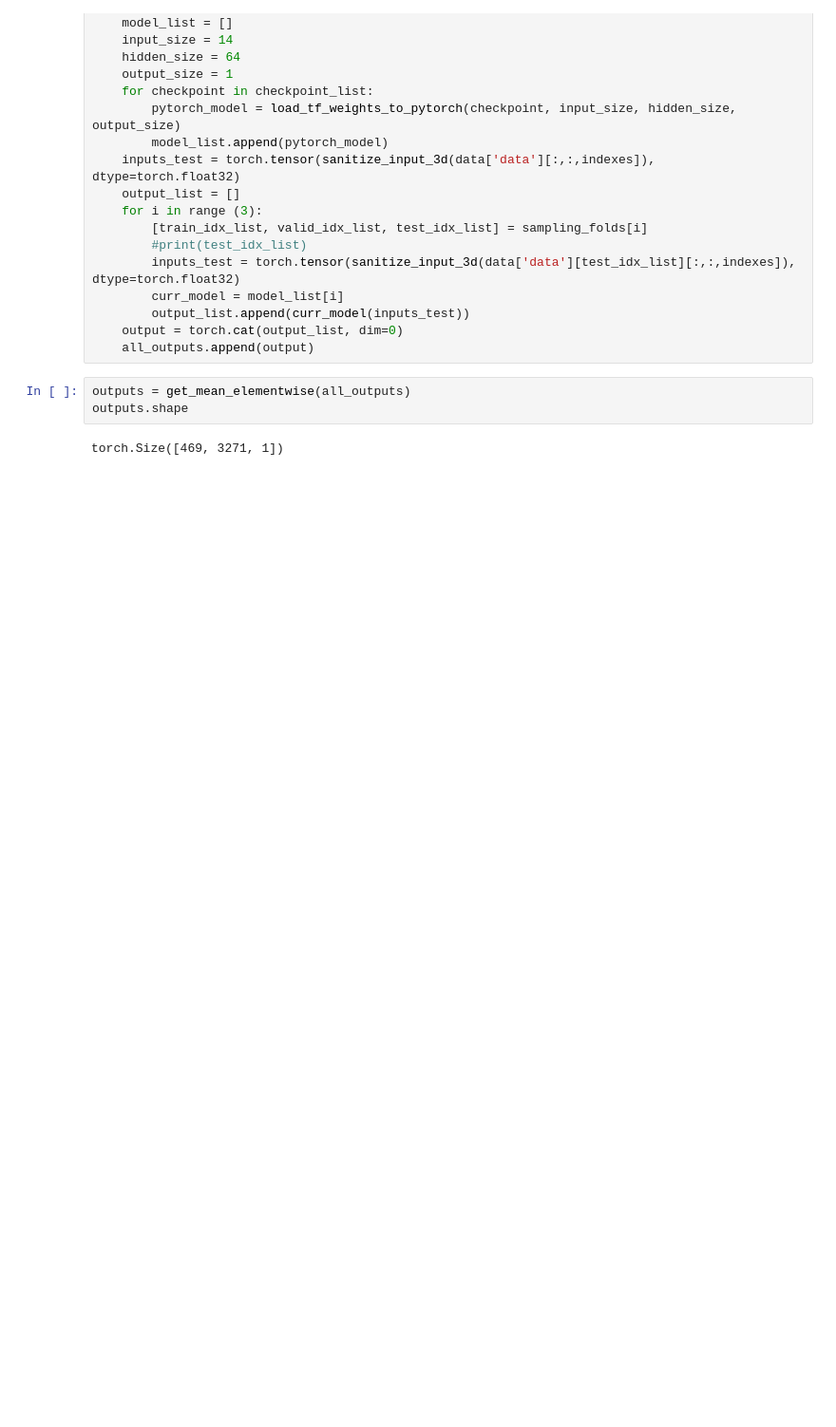
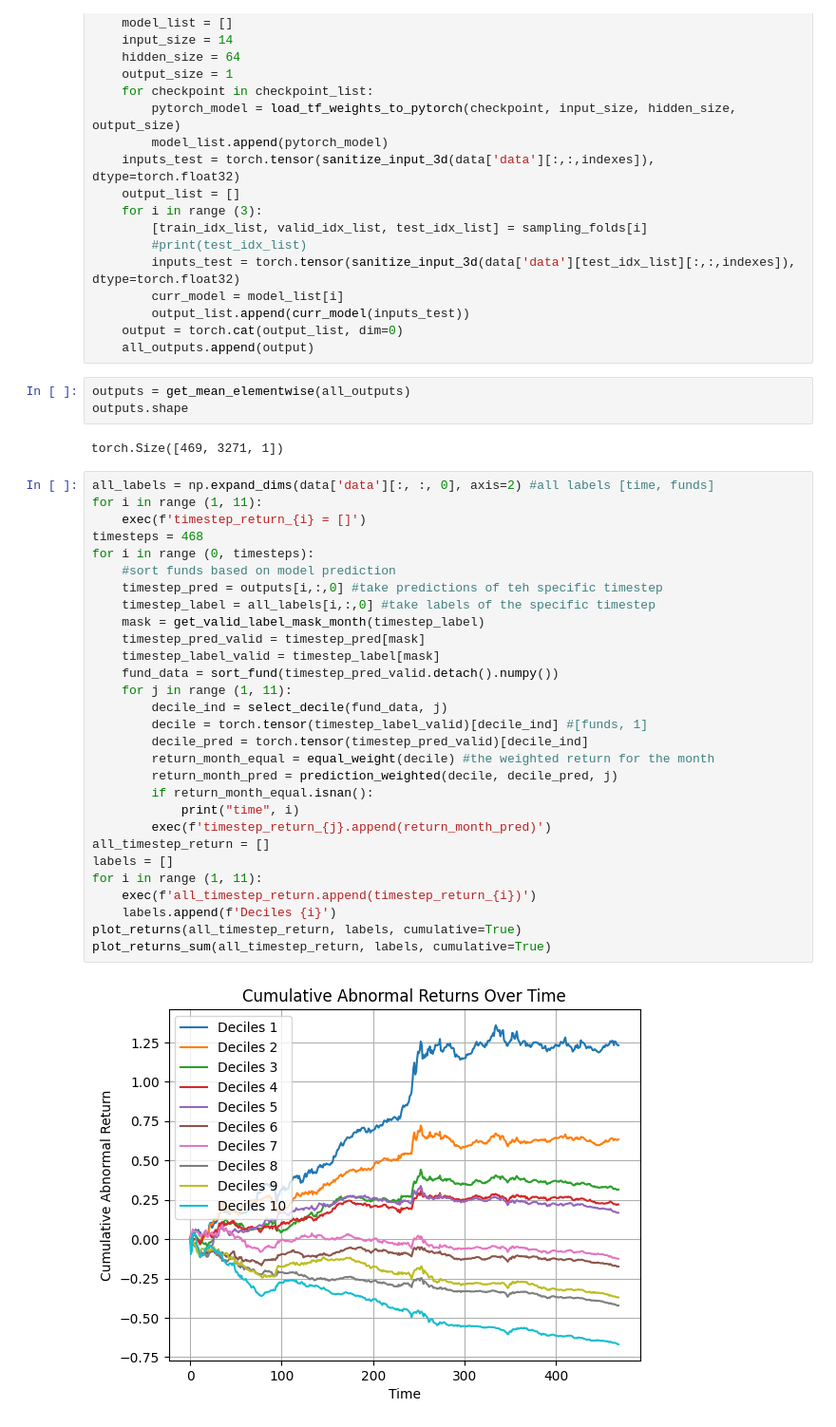
Before and after one commit to AlvisYan2025/MutualFundProtfolilSelection, a Jupyter notebook: duplicate.ipynb, the cells around one changed output. Shown at 95% size. Saved outputs shown, nothing was run; the diff lists cells and outputs as text; blank space fills up the shorter version.

```diff
--- a/duplicate.ipynb
+++ b/duplicate.ipynb
@@ -366,3 +430,34 @@ outputs = get_mean_elementwise(all_outputs)
 outputs.shape
 # %% [output]
 torch.Size([469, 3271, 1])
+# %%
+all_labels = np.expand_dims(data['data'][:, :, 0], axis=2) #all labels [time, funds]
+for i in range (1, 11):
+    exec(f'timestep_return_{i} = []')
+timesteps = 468
+for i in range (0, timesteps):
+    #sort funds based on model prediction
+    timestep_pred = outputs[i,:,0] #take predictions of teh specific timestep
+    timestep_label = all_labels[i,:,0] #take labels of the specific timestep
+    mask = get_valid_label_mask_month(timestep_label)
+    timestep_pred_valid = timestep_pred[mask]
+    timestep_label_valid = timestep_label[mask]
+    fund_data = sort_fund(timestep_pred_valid.detach().numpy())
+    for j in range (1, 11):
+        decile_ind = select_decile(fund_data, j)
+        decile = torch.tensor(timestep_label_valid)[decile_ind] #[funds, 1]
+        decile_pred = torch.tensor(timestep_pred_valid)[decile_ind]
+        return_month_equal = equal_weight(decile) #the weighted return for the month
+        return_month_pred = prediction_weighted(decile, decile_pred, j)
+        if return_month_equal.isnan():
+            print("time", i)
+        exec(f'timestep_return_{j}.append(return_month_pred)')
+all_timestep_return = []
+labels = []
+for i in range (1, 11):
+    exec(f'all_timestep_return.append(timestep_return_{i})')
+    labels.append(f'Deciles {i}')
+plot_returns(all_timestep_return, labels, cumulative=True)
+plot_returns_sum(all_timestep_return, labels, cumulative=True)
+# %% [output]
+[figure, added]
```
Also changed, not shown: parts of 9 cells of this notebook, 1 other file.
